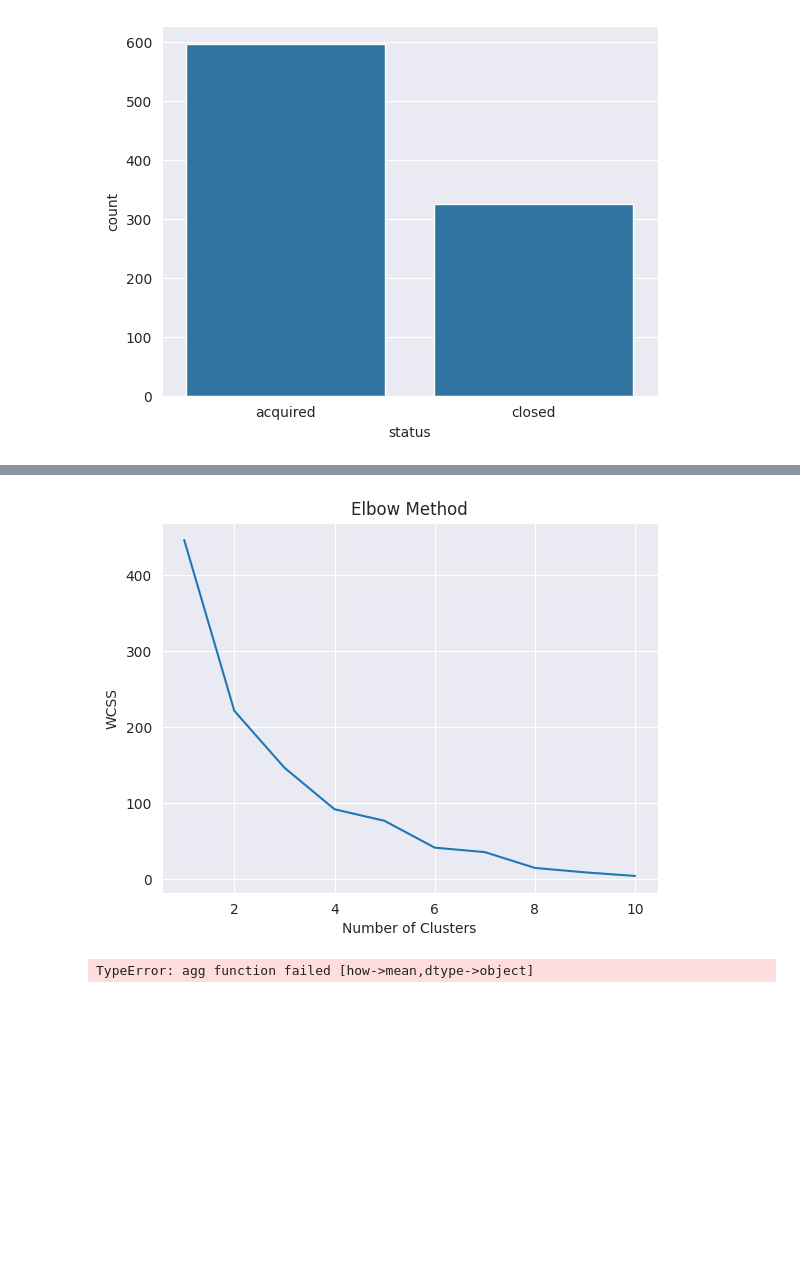
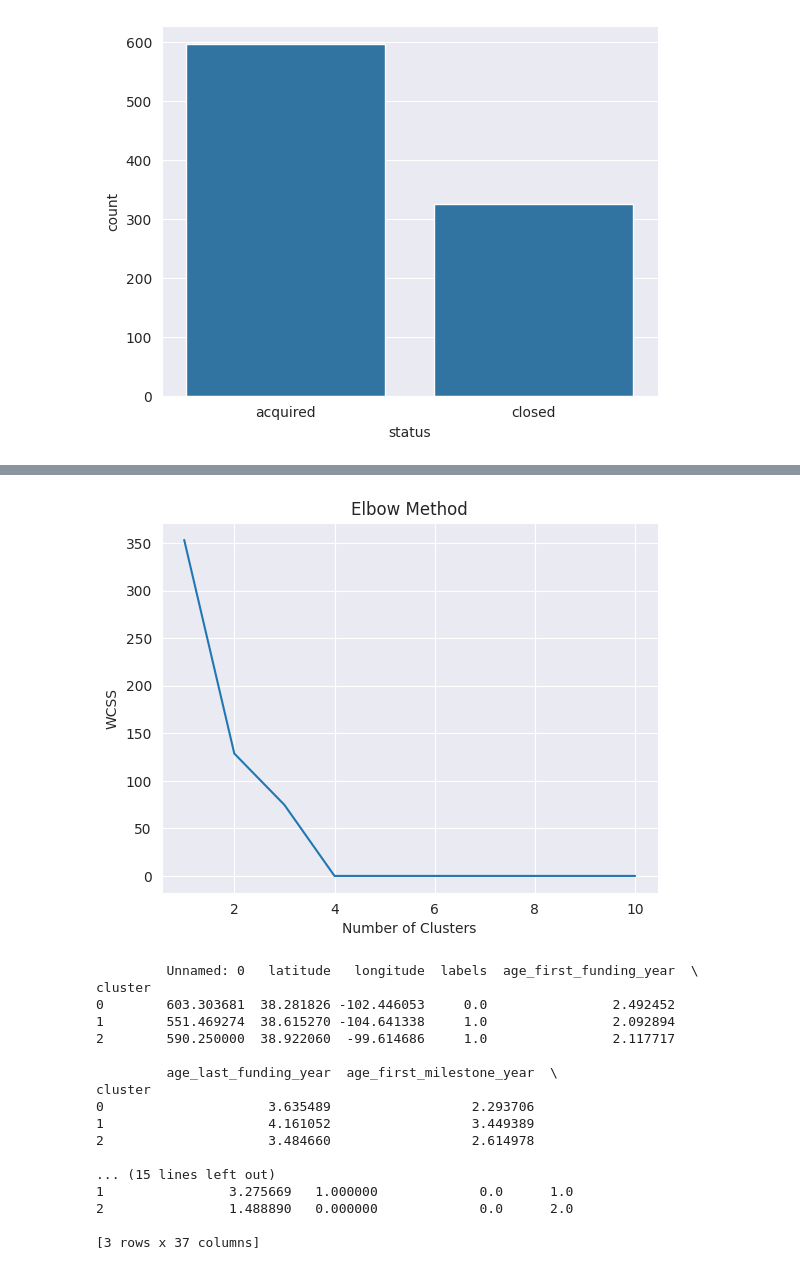
Before and after one commit to Vikranth3140/Startup-Success-Prediction, a Jupyter notebook: Startup_Success_Prediction.ipynb, the cells around one changed output, grey strips where cells are left out. Cells and saved outputs as stored; diff of their text form; code cells hidden in the pictures; blank space fills up the shorter version.

Commit message:
fixed data null issues, classified into categorical and numeric, trained logistic and random forest for classification

```diff
--- a/Startup_Success_Prediction.ipynb
+++ b/Startup_Success_Prediction.ipynb
@@ -6,7 +29,7 @@ import numpy as np
 import matplotlib.pyplot as plt
 import seaborn as sns
 
-data=pd.read_csv("/startup data.csv")
+data=pd.read_csv("datasets/kaggle/startup data.csv")
 data.tail()
 # %% [output]
 |  | Unnamed: 0 | state_code | latitude | longitude | zip_code | id | city | Unnamed: 6 | name | labels | ... |
@@ -46,54 +92,67 @@ sns.countplot(x='status',data=data)
 # %%
-import pandas as pd
-import numpy as np
-import matplotlib.pyplot as plt
-import seaborn as sns
 from sklearn.cluster import KMeans
-from sklearn.preprocessing import MinMaxScaler
-
-# Load your dataset here
-# For example, if your dataset is in a CSV file:
-# data = pd.read_csv('your_data.csv')
+from sklearn.preprocessing import MinMaxScaler, LabelEncoder
 
 # Ensure the dataset has the required columns
-features = ['is_top500', 'status_closed', 'cluster']
+features = ['is_top500', 'status']  # Specify the required columns
 if not all(feature in data.columns for feature in features):
     raise ValueError(f"One or more features {features} are missing from the dataset.")
 
+# Label Encoding for the categorical 'status' column
+label_encoder = LabelEncoder()
+data['status_encoded'] = label_encoder.fit_transform(data['status'])
+
 # Feature selection and scaling
-X = data[features]
+X = data[['is_top500', 'status_encoded']]
 
 scaler = MinMaxScaler()
 X_scaled = scaler.fit_transform(X)
 
 # Elbow Method for optimal number of clusters
 wcss = []
 for i in range(1, 11):
     kmeans = KMeans(n_clusters=i, init='k-means++', random_state=42)
     kmeans.fit(X_scaled)
     wcss.append(kmeans.inertia_)
 
 plt.plot(range(1, 11), wcss)
 plt.title('Elbow Method')
 plt.xlabel('Number of Clusters')
 plt.ylabel('WCSS')
 plt.show()
 
 # Optimal number of clusters (manually chosen after looking at the Elbow plot)
 optimal_k = 3
 
 # Applying KMeans with optimal number of clusters
 kmeans = KMeans(n_clusters=optimal_k, init='k-means++', random_state=42)
 data['cluster'] = kmeans.fit_predict(X_scaled)
 
-# Displaying the mean values of each cluster
-print(data.groupby('cluster').mean())
+# Displaying the mean values of each cluster for numeric columns only
+numeric_columns = data.select_dtypes(include=['number']).columns
+print(data.groupby('cluster')[numeric_columns].mean())
 
 # Scatter plot for visualization
 plt.figure(figsize=(8, 6))
-sns.scatterplot(x='R&D Spend', y='Profit', hue='cluster', data=data, palette='viridis')
+sns.scatterplot(x='is_top500', y='status_encoded', hue='cluster', data=data, palette='viridis')
 plt.title('KMeans Clustering Results')
 plt.show()
 # %% [output]
-[figure, old version]
+[figure, new version]
-TypeError: agg function failed [how->mean,dtype->object]
+         Unnamed: 0   latitude   longitude  labels  age_first_funding_year  \
+cluster
+0        603.303681  38.281826 -102.446053     0.0                2.492452
+1        551.469274  38.615270 -104.641338     1.0                2.092894
+2        590.250000  38.922060  -99.614686     1.0                2.117717
+
+         age_last_funding_year  age_first_milestone_year  \
+cluster
+0                     3.635489                  2.293706
+1                     4.161052                  3.449389
+2                     3.484660                  2.614978
+
+... (15 lines left out)
+1                3.275669   1.000000             0.0      1.0
+2                1.488890   0.000000             0.0      2.0
+
+[3 rows x 37 columns]
```
Also changed, not shown: parts of 12 cells of this notebook.
